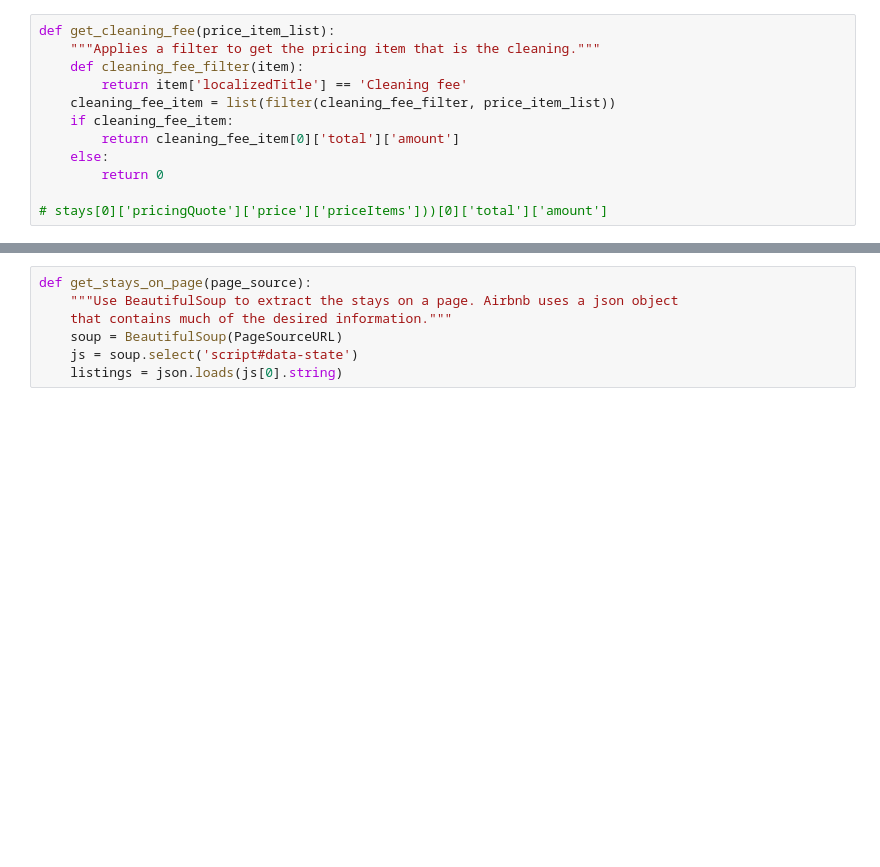
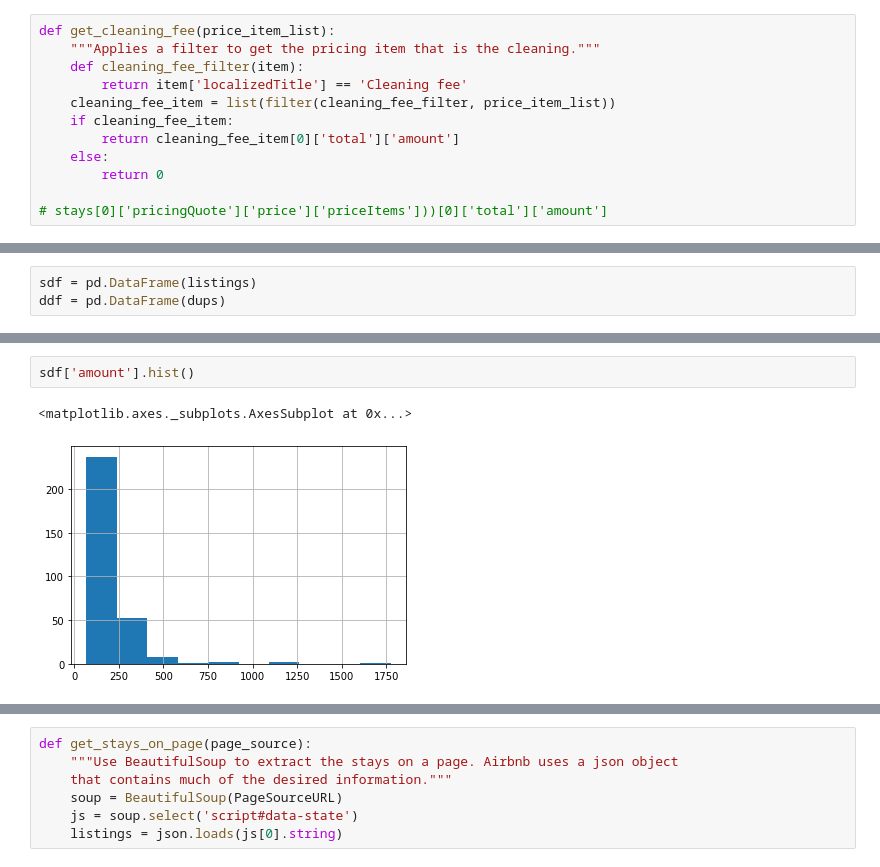
Before and after one commit to scottkds/airbnb_prices, a Jupyter notebook: src/web_reader_interactive.ipynb, the cells around one changed output, grey strips where cells are left out. Cells and saved outputs as stored; diff of their text form; blank space fills up the shorter version.

```diff
--- a/src/web_reader_interactive.ipynb
+++ b/src/web_reader_interactive.ipynb
@@ -28,0 +193,3 @@ def setup_webdriver(width=800, height=600):
+# %%
+sdf = pd.DataFrame(listings)
+ddf = pd.DataFrame(dups)
@@ -28,0 +214,5 @@ def setup_webdriver(width=800, height=600):
+# %%
+sdf['amount'].hist()
+# %% [output]
+<matplotlib.axes._subplots.AxesSubplot at 0x...>
+[figure, added]
```
Also changed, not shown: parts of 33 cells of this notebook.
